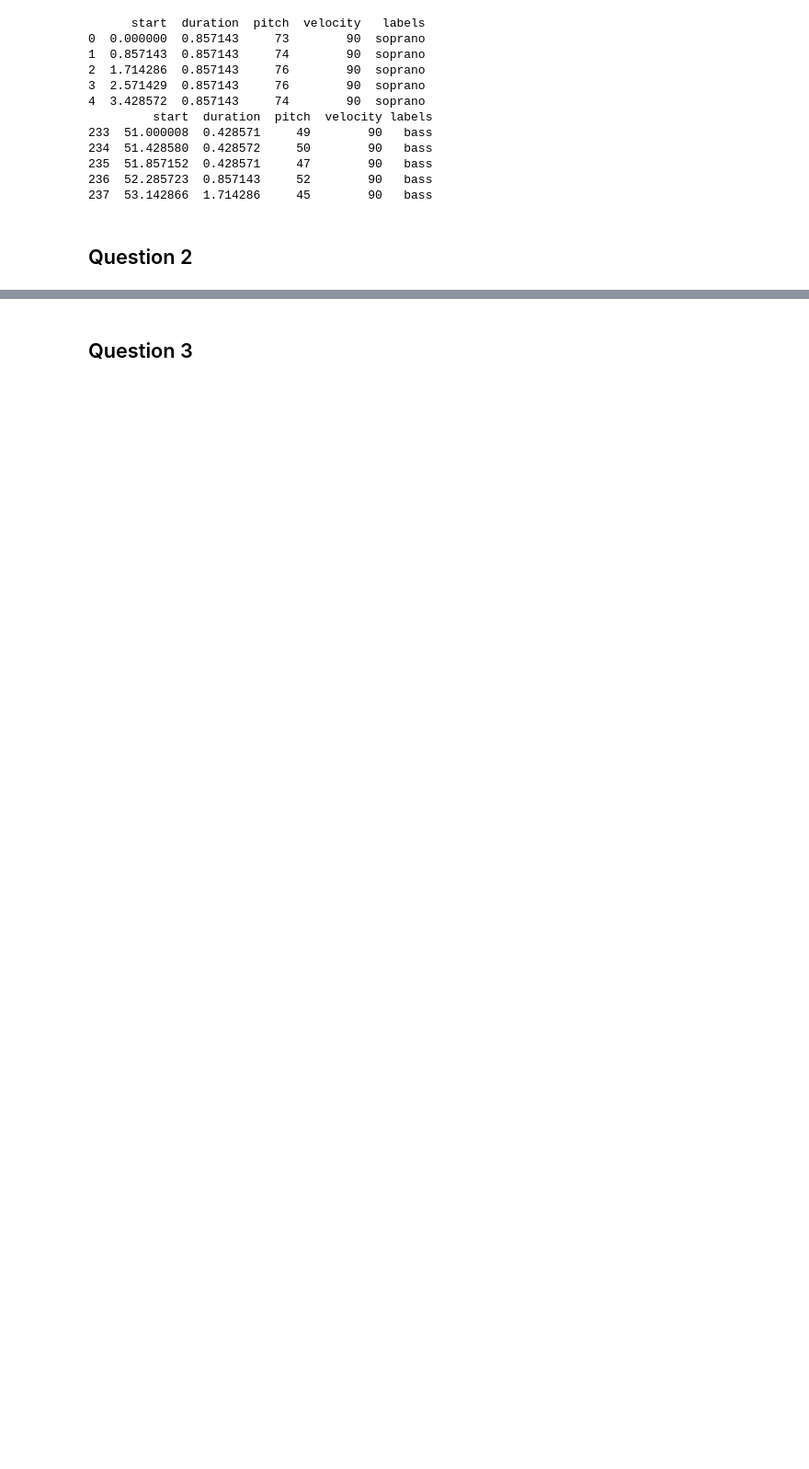
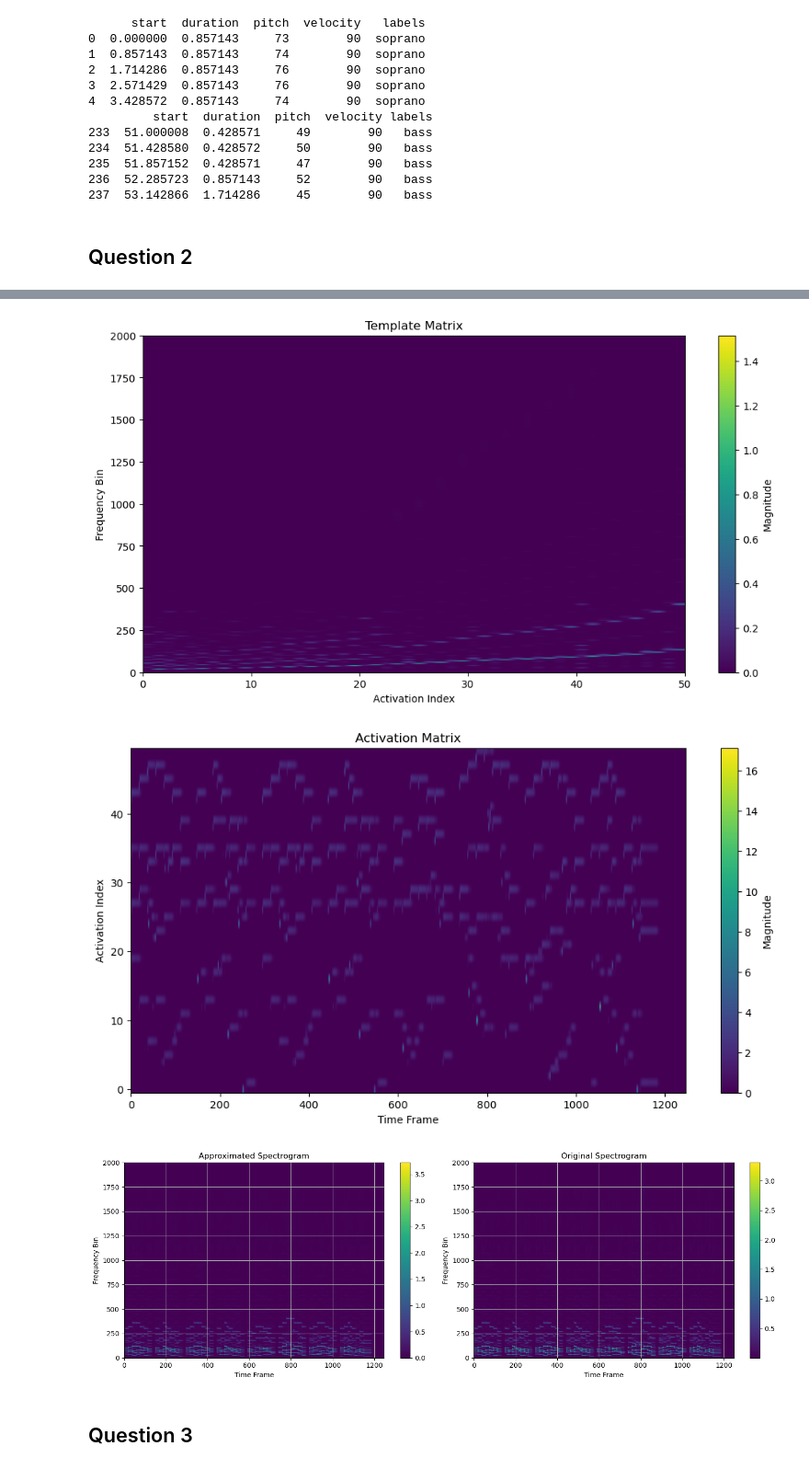
Before and after one commit to MarcoPelazza/CMRM, a Jupyter notebook: Homework2.ipynb, the cells around one changed output, grey strips where cells are left out. Shown at 92% size. Cells and saved outputs as stored; diff of their text form; code cells hidden in the pictures; blank space fills up the shorter version.

```diff
--- a/Homework2.ipynb
+++ b/Homework2.ipynb
@@ -259,5 +263,53 @@ plt.plot(feature_time_axis, stft_compressed)
 # %%
 # Plots
+# Plot the template matrix
+plt.figure(figsize=(12, 6))
+plt.imshow(template_matrix, aspect='auto', cmap='viridis', origin='lower', extent=[0, template_matrix.shape[1], 0, 2000])
+plt.colorbar(label='Magnitude')
+plt.title('Template Matrix')
+plt.xlabel('Activation Index')
+plt.ylabel('Frequency Bin')
+plt.ylim(0, 2000)
+plt.show()
+
+# Plot the activation matrix
+plt.figure(figsize=(12, 6))
+plt.imshow(activation_matrix, aspect='auto', cmap='viridis', origin='lower')
+plt.colorbar(label='Magnitude')
+plt.title('Activation Matrix')
+plt.xlabel('Time Frame')
+plt.ylabel('Activation Index')
+plt.show()
+# Create a figure with two subplots
+fig, axs = plt.subplots(1, 2, figsize=(15, 5))
+
+# Plot the approximated spectrogram in the first subplot
+axs[0].imshow(V_approx, aspect='auto', cmap='viridis', origin='lower', extent=[0, V_approx.shape[1], 0, 2000])
+axs[0].set_title('Approximated Spectrogram')
+axs[0].set_xlabel('Time Frame')
+axs[0].set_ylabel('Frequency Bin')
+axs[0].set_ylim(0, 2000)
+axs[0].grid(True)
+fig.colorbar(axs[0].imshow(V_approx, aspect='auto', cmap='viridis', origin='lower', extent=[0, V_approx.shape[1], 0, 2000]), ax=axs[0])
+
+# Plot the original spectrogram in the second subplot
+axs[1].imshow(stft_compressed, aspect='auto', cmap='viridis', origin='lower', extent=[0, stft_compressed.shape[1], 0, 2000])
+axs[1].set_title('Original Spectrogram')
+axs[1].set_xlabel('Time Frame')
+axs[1].set_ylabel('Frequency Bin')
+axs[1].set_ylim(0, 2000)
+axs[1].grid(True)
+fig.colorbar(axs[1].imshow(stft_compressed, aspect='auto', cmap='viridis', origin='lower', extent=[0, stft_compressed.shape[1], 0, 2000]), ax=axs[1])
+
+# Adjust layout for better spacing
+plt.tight_layout()
+
+# Show the figure
+plt.show()
+# %% [output]
+[figure, added]
+[figure, added]
+[figure, added]
 # %% [markdown]
 ## Question 3
 # %%
```
Also changed, not shown: parts of 6 cells of this notebook.
